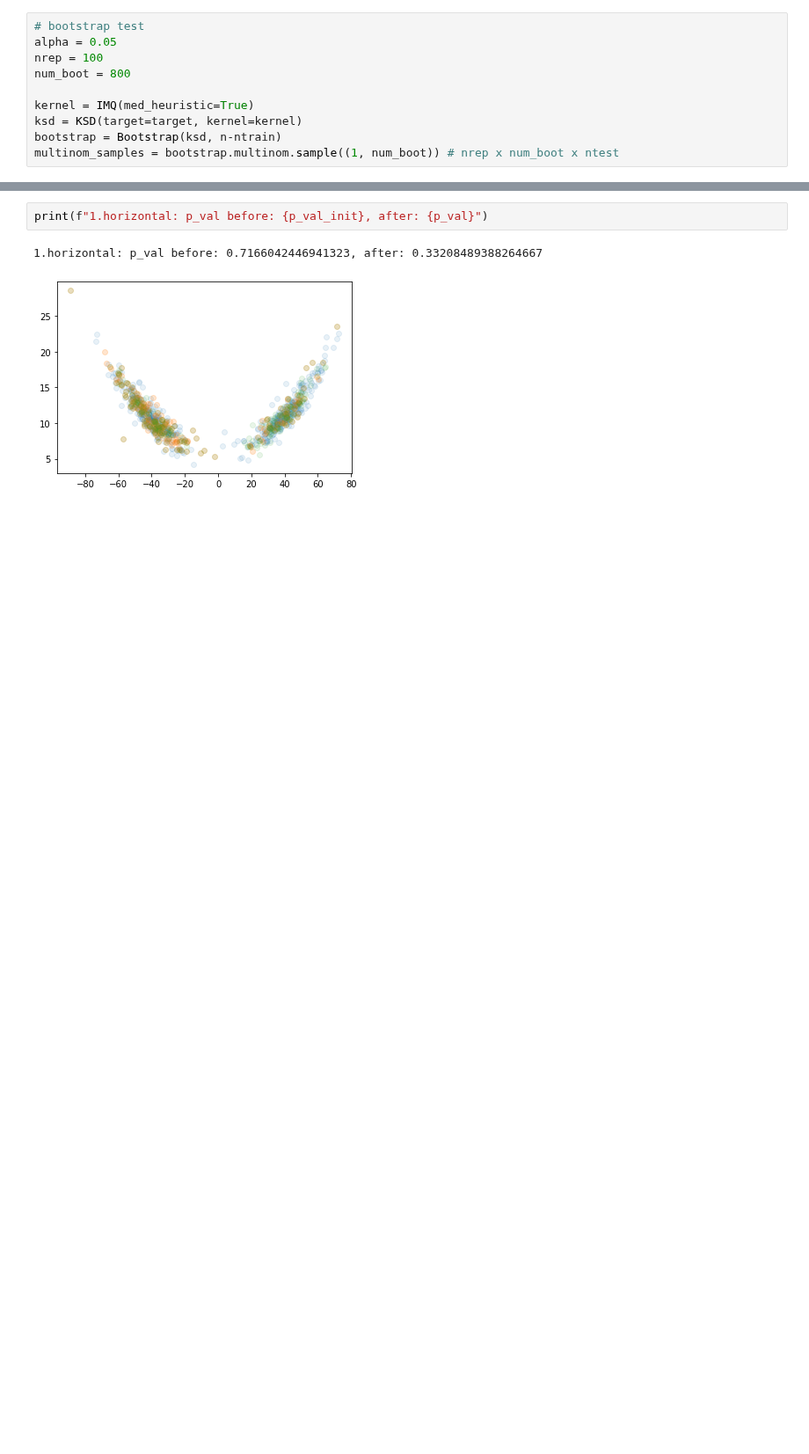
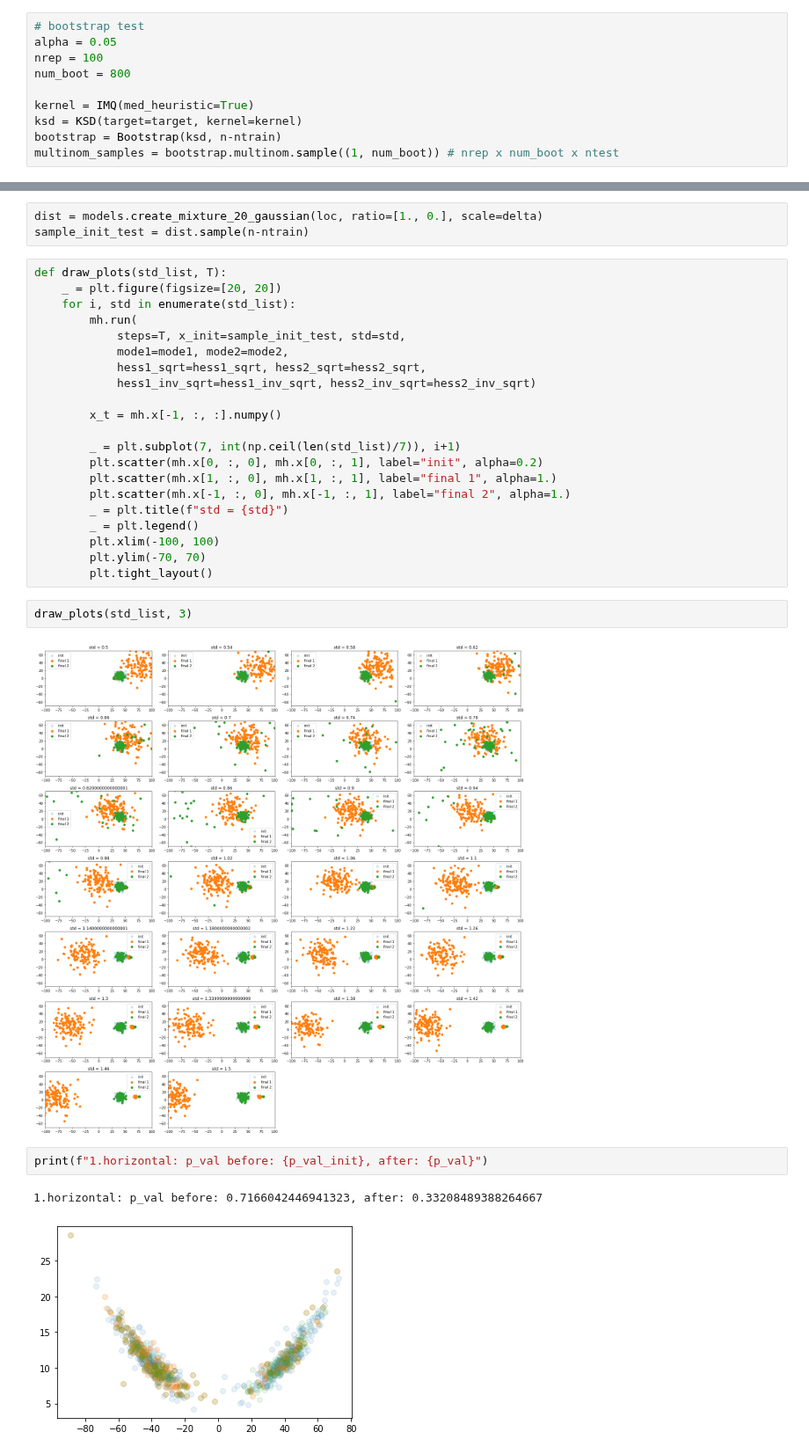
Before and after one commit to XingLLiu/u-stat-high-dim, a Jupyter notebook: ratios.ipynb, the cells around one changed output, grey strips where cells are left out. Shown at 88% size. Cells and saved outputs as stored; diff of their text form; blank space fills up the shorter version.

```diff
--- a/ratios.ipynb
+++ b/ratios.ipynb
@@ -578,3 +762,31 @@ _ = plt.legend()
+# %%
+dist = models.create_mixture_20_gaussian(loc, ratio=[1., 0.], scale=delta)
+sample_init_test = dist.sample(n-ntrain)
+# %%
+def draw_plots(std_list, T):
+    _ = plt.figure(figsize=[20, 20])
+    for i, std in enumerate(std_list):
+        mh.run(
+            steps=T, x_init=sample_init_test, std=std,
+            mode1=mode1, mode2=mode2,
+            hess1_sqrt=hess1_sqrt, hess2_sqrt=hess2_sqrt,
+            hess1_inv_sqrt=hess1_inv_sqrt, hess2_inv_sqrt=hess2_inv_sqrt)
+
+        x_t = mh.x[-1, :, :].numpy()
+
+        _ = plt.subplot(7, int(np.ceil(len(std_list)/7)), i+1)
+        plt.scatter(mh.x[0, :, 0], mh.x[0, :, 1], label="init", alpha=0.2)
+        plt.scatter(mh.x[1, :, 0], mh.x[1, :, 1], label="final 1", alpha=1.)
+        plt.scatter(mh.x[-1, :, 0], mh.x[-1, :, 1], label="final 2", alpha=1.)
+        _ = plt.title(f"std = {std}")
+        _ = plt.legend()
+        plt.xlim(-100, 100)
+        plt.ylim(-70, 70)
+        plt.tight_layout()
+# %%
+draw_plots(std_list, 3)
+# %% [output]
+[figure, added]
 # %%
 print(f"1.horizontal: p_val before: {p_val_init}, after: {p_val}")
 # %% [output]
```
Also changed, not shown: parts of 37 cells of this notebook, 3 other files.
